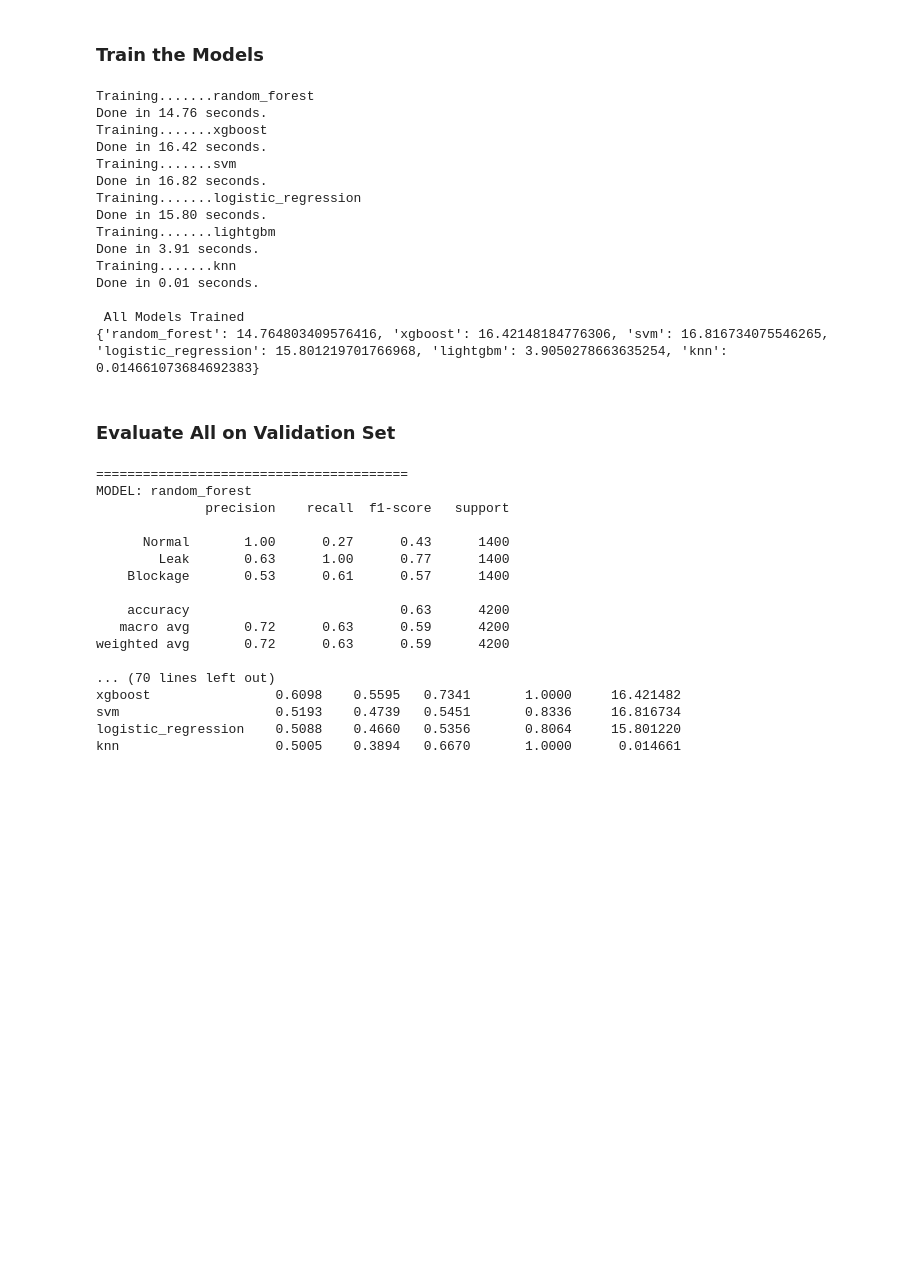
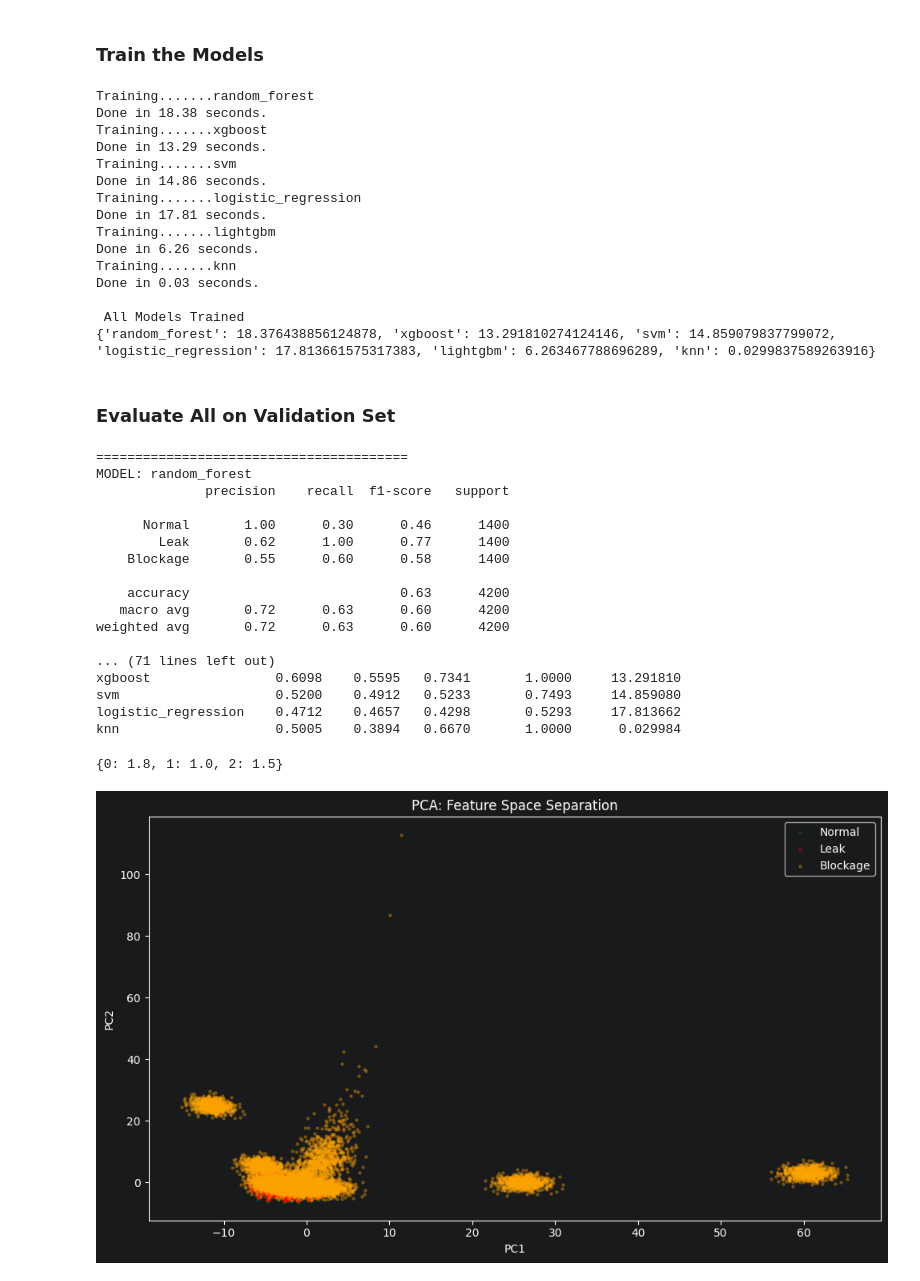
Before and after one commit to Darlene-13/SmartPipe-AI-Powered-Leak-Detection-for-Kenya-s-Pipeline-Network, a Jupyter notebook: ml_service/notebooks/04_classification_modelling.ipynb, the cells around one changed output. Saved outputs shown, nothing was run; the diff lists cells and outputs as text; code cells hidden in the pictures; blank space fills up the shorter version.

Commit message:
add pca variasnce graph

```diff
--- a/ml_service/notebooks/04_classification_modelling.ipynb
+++ b/ml_service/notebooks/04_classification_modelling.ipynb
@@ -106,13 +106,14 @@ def build_pipeline(model_name, estimator):
     return Pipeline([
         ("classifier", estimator)
     ])
+CW = {0: 1.8, 1: 1.0, 2: 1.5}  # Normal boosted
 
 MODELS = {
     "random_forest": build_pipeline(
         "rf",
         RandomForestClassifier(
             n_estimators=200,
-            class_weight="balanced",
+            class_weight=CW,
             n_jobs=-1,
             random_state=42
         )
@@ -126,6 +127,7 @@ MODELS = {
             num_class = 3,
             objective="multi:softmax",
             eval_metric = "mlogloss",
+            scale_pos_weight=None,
             n_jobs=-1,
             random_state=42
         )
@@ -137,7 +139,7 @@ MODELS = {
         "svm",
         LinearSVC(
             C=1.0,
-            class_weight="balanced",
+            class_weight=CW,
             max_iter=200,
             multi_class = "ovr",
             random_state=42
@@ -149,7 +151,7 @@ MODELS = {
         "lr",
         LogisticRegression(
             max_iter = 1000,
-            class_weight="balanced",
+            class_weight=CW,
             solver="lbfgs",
             random_state = 42
         )
@@ -161,11 +163,11 @@ MODELS = {
             n_estimators=200,
             n_jobs=-1,
             random_state=42,
-            learning_rate=0.5,
+            learning_rate=0.1,
             num_leaves=31,
             num_class=3,
             objective = "multiclass",
-            class_weight="balanced",
+            class_weight=CW,
             min_child_samples=20,
             verbose =-1
 
@@ -233,20 +235,20 @@ print("\n All Models Trained")
 print(training_times)
 # %% [output]
 Training.......random_forest
-Done in 14.76 seconds.
+Done in 18.38 seconds.
 Training.......xgboost
-Done in 16.42 seconds.
+Done in 13.29 seconds.
 Training.......svm
-Done in 16.82 seconds.
+Done in 14.86 seconds.
 Training.......logistic_regression
-Done in 15.80 seconds.
+Done in 17.81 seconds.
 Training.......lightgbm
-Done in 3.91 seconds.
+Done in 6.26 seconds.
 Training.......knn
-Done in 0.01 seconds.
+Done in 0.03 seconds.
 
  All Models Trained
-{'random_forest': 14.764803409576416, 'xgboost': 16.42148184776306, 'svm': 16.816734075546265, 'logistic_regression': 15.801219701766968, 'lightgbm': 3.9050278663635254, 'knn': 0.014661073684692383}
+{'random_forest': 18.376438856124878, 'xgboost': 13.291810274124146, 'svm': 14.859079837799072, 'logistic_regression': 17.813661575317383, 'lightgbm': 6.263467788696289, 'knn': 0.0299837589263916}
 # %% [markdown]
 ### Evaluate All on Validation Set
 # %%
@@ -289,16 +291,47 @@ print(pd.DataFrame(val_results).T.sort_values(by="macro_f1", ascending=False))
 MODEL: random_forest
               precision    recall  f1-score   support
 
-      Normal       1.00      0.27      0.43      1400
-        Leak       0.63      1.00      0.77      1400
-    Blockage       0.53      0.61      0.57      1400
+      Normal       1.00      0.30      0.46      1400
+        Leak       0.62      1.00      0.77      1400
+    Blockage       0.55      0.60      0.58      1400
 
     accuracy                           0.63      4200
-   macro avg       0.72      0.63      0.59      4200
-weighted avg       0.72      0.63      0.59      4200
+   macro avg       0.72      0.63      0.60      4200
+weighted avg       0.72      0.63      0.60      4200
 
-... (70 lines left out)
-xgboost                0.6098    0.5595   0.7341       1.0000     16.421482
-svm                    0.5193    0.4739   0.5451       0.8336     16.816734
-logistic_regression    0.5088    0.4660   0.5356       0.8064     15.801220
-knn                    0.5005    0.3894   0.6670       1.0000      0.014661
+... (71 lines left out)
+xgboost                0.6098    0.5595   0.7341       1.0000     13.291810
+svm                    0.5200    0.4912   0.5233       0.7493     14.859080
+logistic_regression    0.4712    0.4657   0.4298       0.5293     17.813662
+knn                    0.5005    0.3894   0.6670       1.0000      0.029984
+# %%
+print(trained_models["random_forest"].named_steps["classifier"].class_weight)
+# Should print {0: 2.5, 1: 1.0, 2: 1.5} not "balanced"
+# %% [output]
+{0: 1.8, 1: 1.0, 2: 1.5}
+# %%
+from sklearn.decomposition import PCA
+import matplotlib.pyplot as plt
+
+pca = PCA(n_components=2, random_state=42)
+X_2d = pca.fit_transform(X_train)
+
+plt.figure(figsize=(10, 6))
+colors = {0: "green", 1: "red", 2: "orange"}
+labels = {0: "Normal", 1: "Leak", 2: "Blockage"}
+
+for cls in [0, 1, 2]:
+    mask = y_train == cls
+    plt.scatter(X_2d[mask, 0], X_2d[mask, 1],
+                c=colors[cls], label=labels[cls],
+                alpha=0.3, s=5)
+
+plt.legend()
+plt.title("PCA: Feature Space Separation")
+plt.xlabel("PC1")
+plt.ylabel("PC2")
+plt.tight_layout()
+plt.savefig("pca_class_separation.png", dpi=150)
+plt.show()
+# %% [output]
+[figure, added]
```
Also changed, not shown: parts of 2 cells of this notebook, 3 other files.
